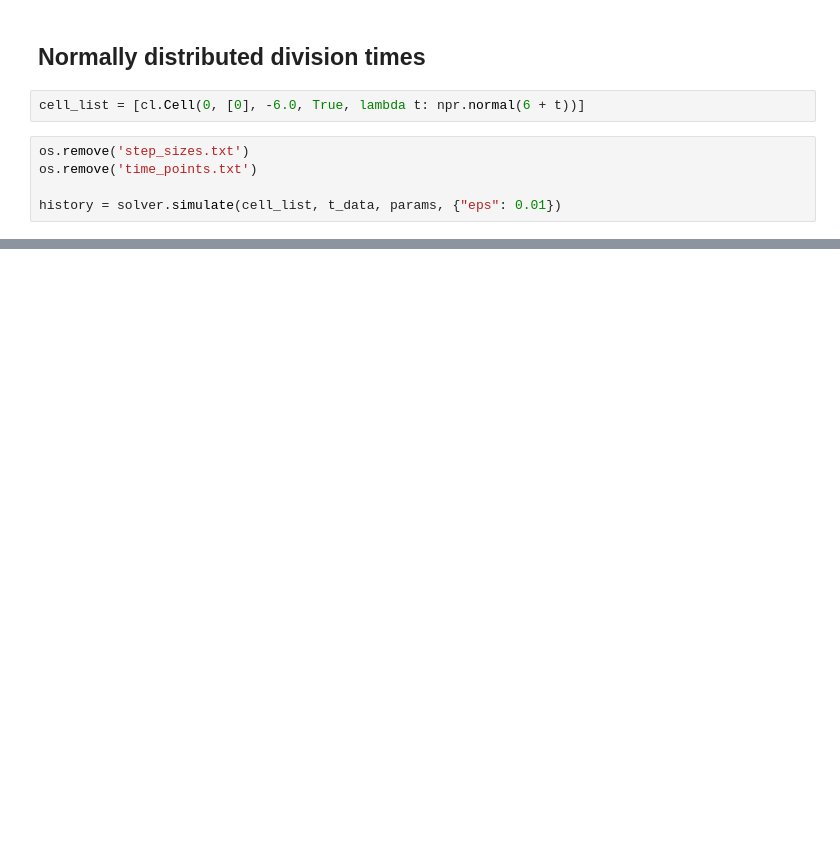
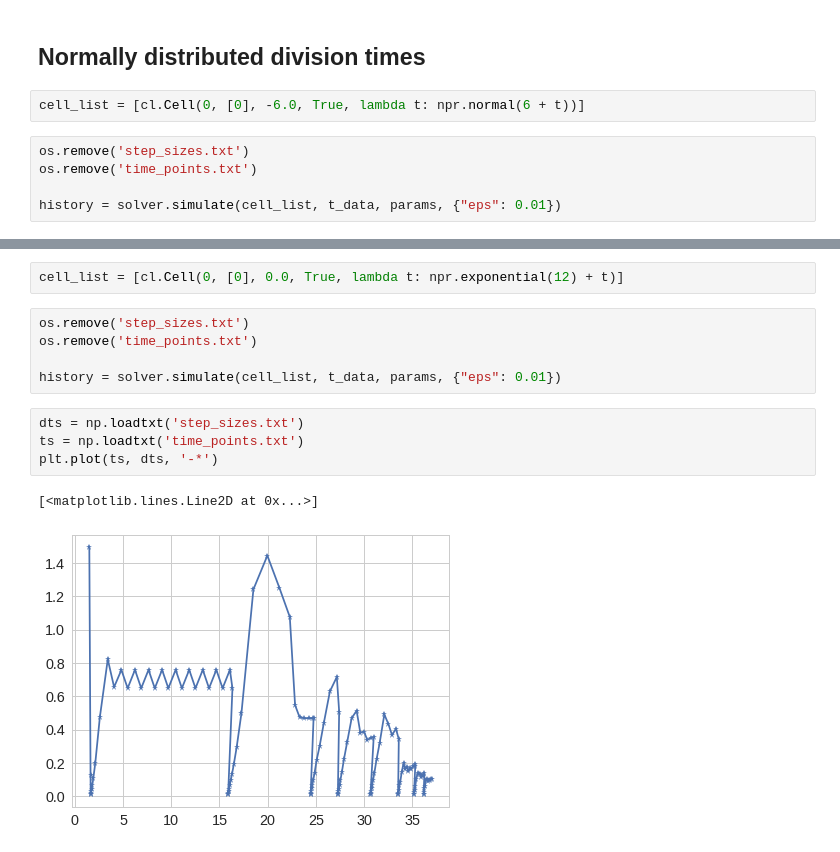
Before and after one commit to somathias/cbmos, a Jupyter notebook: test_adaptivity.ipynb, the cells around one changed output, grey strips where cells are left out. Drawn from its saved outputs; the diff is of its cells as text; blank space fills up the shorter version.

```diff
--- a/test_adaptivity.ipynb
+++ b/test_adaptivity.ipynb
@@ -73,0 +76,14 @@ plt.plot(ts[:len(history)], [len(clt) for clt in history])
+# %%
+cell_list = [cl.Cell(0, [0], 0.0, True, lambda t: npr.exponential(12) + t)]
+# %%
+os.remove('step_sizes.txt')
+os.remove('time_points.txt')
+
+history = solver.simulate(cell_list, t_data, params, {"eps": 0.01})
+# %%
+dts = np.loadtxt('step_sizes.txt')
+ts = np.loadtxt('time_points.txt')
+plt.plot(ts, dts, '-*')
+# %% [output]
+[<matplotlib.lines.Line2D at 0x...>]
+[figure, added]
```
Also changed, not shown: parts of 6 cells of this notebook, 1 other file.
